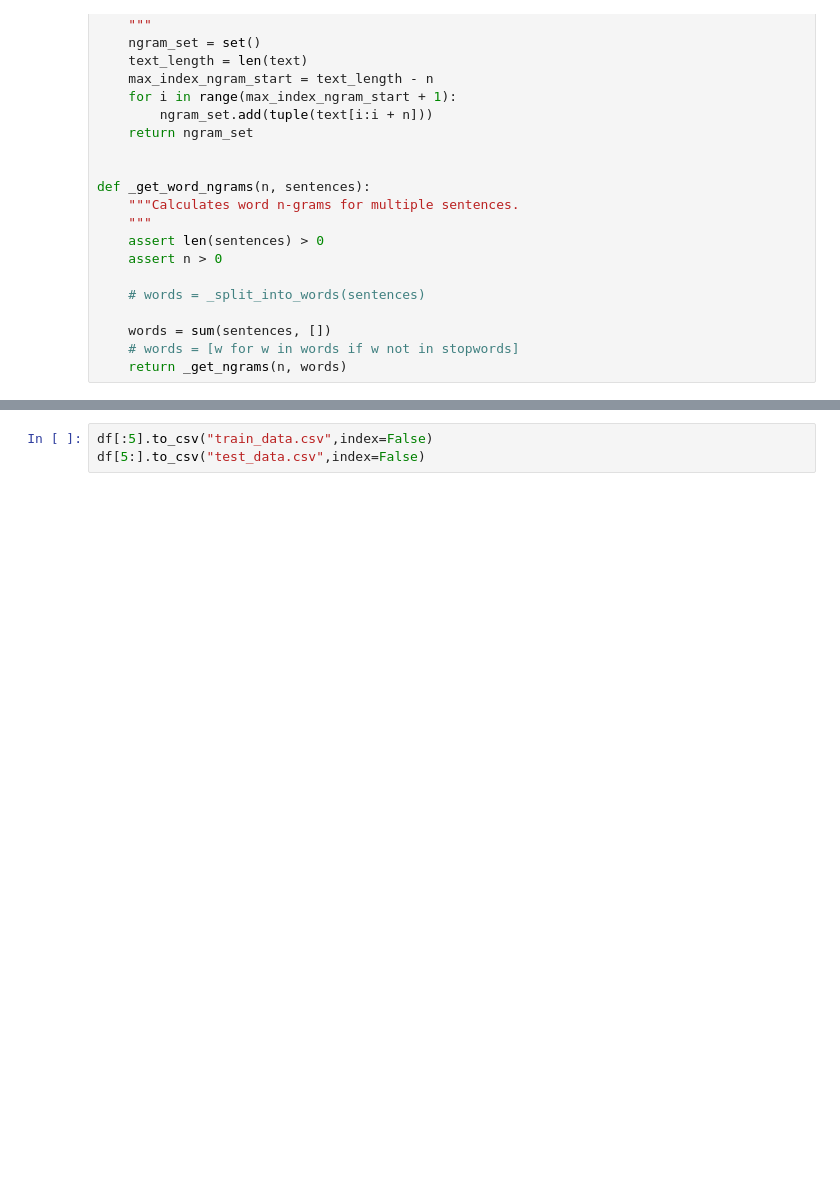
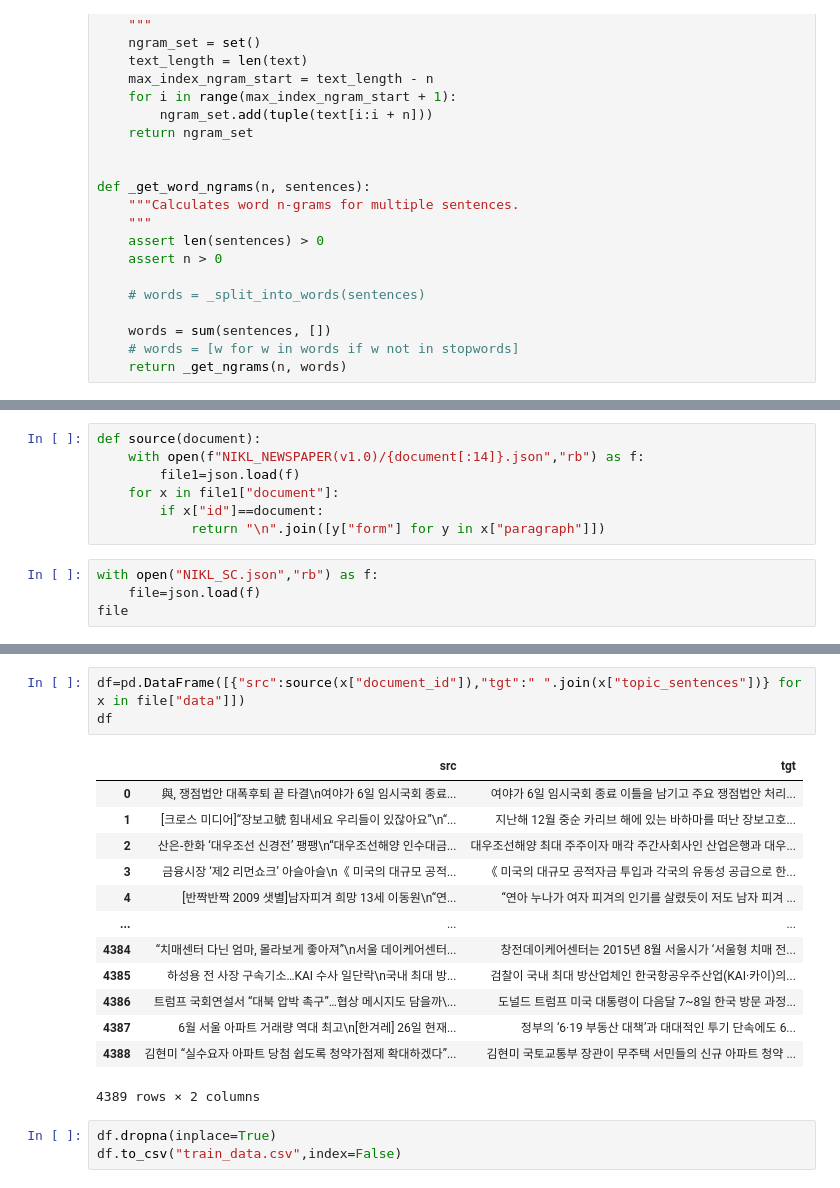
Before and after one commit to Hugekyung/STT_project, a Jupyter notebook: json_data.ipynb, the cells around one changed output, grey strips where cells are left out. Saved outputs shown, nothing was run; the diff lists cells and outputs as text; blank space fills up the shorter version.

Commit message:
json 데이터 만드는 코드 (train, test)

```diff
--- a/json_data.ipynb
+++ b/json_data.ipynb
@@ -87,0 +39,11 @@ df
+# %%
+def source(document):
+    with open(f"NIKL_NEWSPAPER(v1.0)/{document[:14]}.json","rb") as f:
+        file1=json.load(f)
+    for x in file1["document"]:
+        if x["id"]==document:
+            return "\n".join([y["form"] for y in x["paragraph"]])
+# %%
+with open("NIKL_SC.json","rb") as f:
+    file=json.load(f)
+file
@@ -88,3 +68,20 @@ df
+# %%
+df=pd.DataFrame([{"src":source(x["document_id"]),"tgt":" ".join(x["topic_sentences"])} for x in file["data"]])
+df
+# %% [output]
+|  | src | tgt |
+| 0 | 與, 쟁점법안 대폭후퇴 끝 타결\n여야가 6일 임시국회 종료... | 여야가 6일 임시국회 종료 이틀을 남기고 주요 쟁점법안 처리... |
+| 1 | [크로스 미디어]“장보고號 힘내세요 우리들이 있잖아요”\n“... | 지난해 12월 중순 카리브 해에 있는 바하마를 떠난 장보고호... |
+| 2 | 산은-한화 ‘대우조선 신경전’ 팽팽\n“대우조선해양 인수대금... | 대우조선해양 최대 주주이자 매각 주간사회사인 산업은행과 대우... |
+| 3 | 금융시장 ‘제2 리먼쇼크’ 아슬아슬\n《 미국의 대규모 공적... | 《 미국의 대규모 공적자금 투입과 각국의 유동성 공급으로 한... |
+| 4 | [반짝반짝 2009 샛별]남자피겨 희망 13세 이동원\n“연... | “연아 누나가 여자 피겨의 인기를 살렸듯이 저도 남자 피겨 ... |
+| ... | ... | ... |
+| 4384 | “치매센터 다닌 엄마, 몰라보게 좋아져”\n서울 데이케어센터... | 창전데이케어센터는 2015년 8월 서울시가 ‘서울형 치매 전... |
+| 4385 | 하성용 전 사장 구속기소…KAI 수사 일단락\n국내 최대 방... | 검찰이 국내 최대 방산업체인 한국항공우주산업(KAI·카이)의... |
+| 4386 | 트럼프 국회연설서 “대북 압박 촉구”…협상 메시지도 담을까\... | 도널드 트럼프 미국 대통령이 다음달 7~8일 한국 방문 과정... |
+| 4387 | 6월 서울 아파트 거래량 역대 최고\n[한겨레] 26일 현재... | 정부의 ‘6·19 부동산 대책’과 대대적인 투기 단속에도 6... |
+| 4388 | 김현미 “실수요자 아파트 당첨 쉽도록 청약가점제 확대하겠다”... | 김현미 국토교통부 장관이 무주택 서민들의 신규 아파트 청약 ... |
+4389 rows × 2 columns
 # %%
-df[:5].to_csv("train_data.csv",index=False)
-df[5:].to_csv("test_data.csv",index=False)
+df.dropna(inplace=True)
+df.to_csv("train_data.csv",index=False)
```
Also changed, not shown: parts of 9 cells of this notebook.
